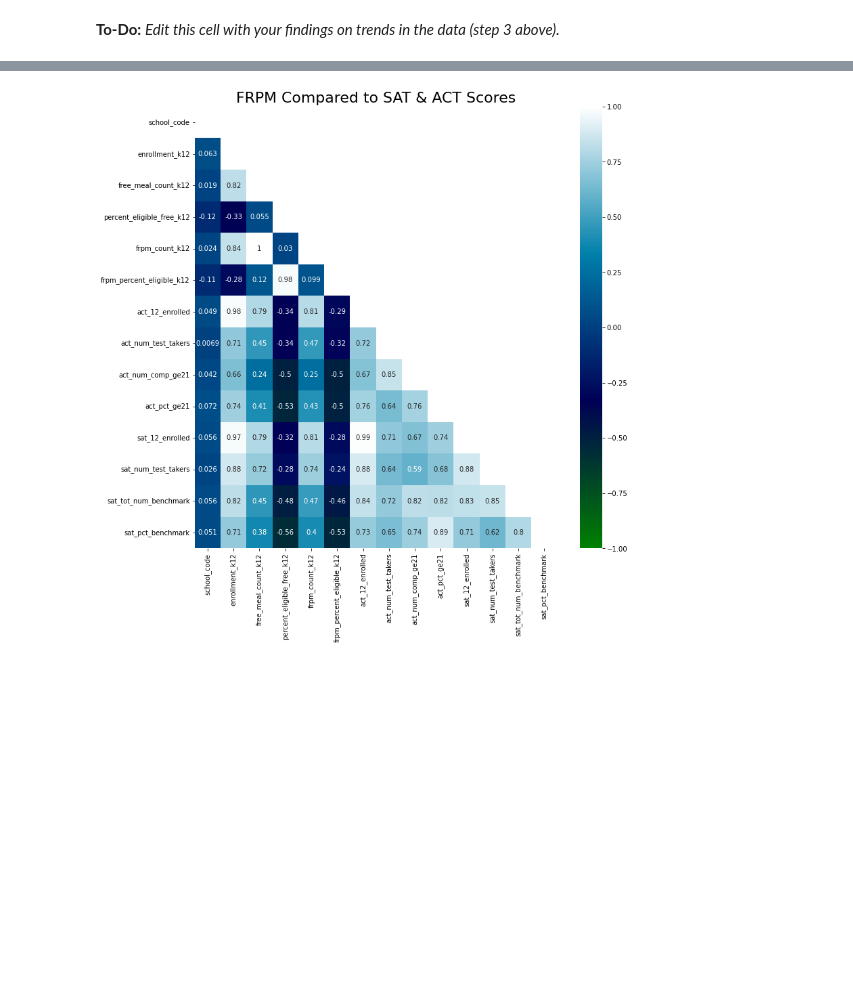
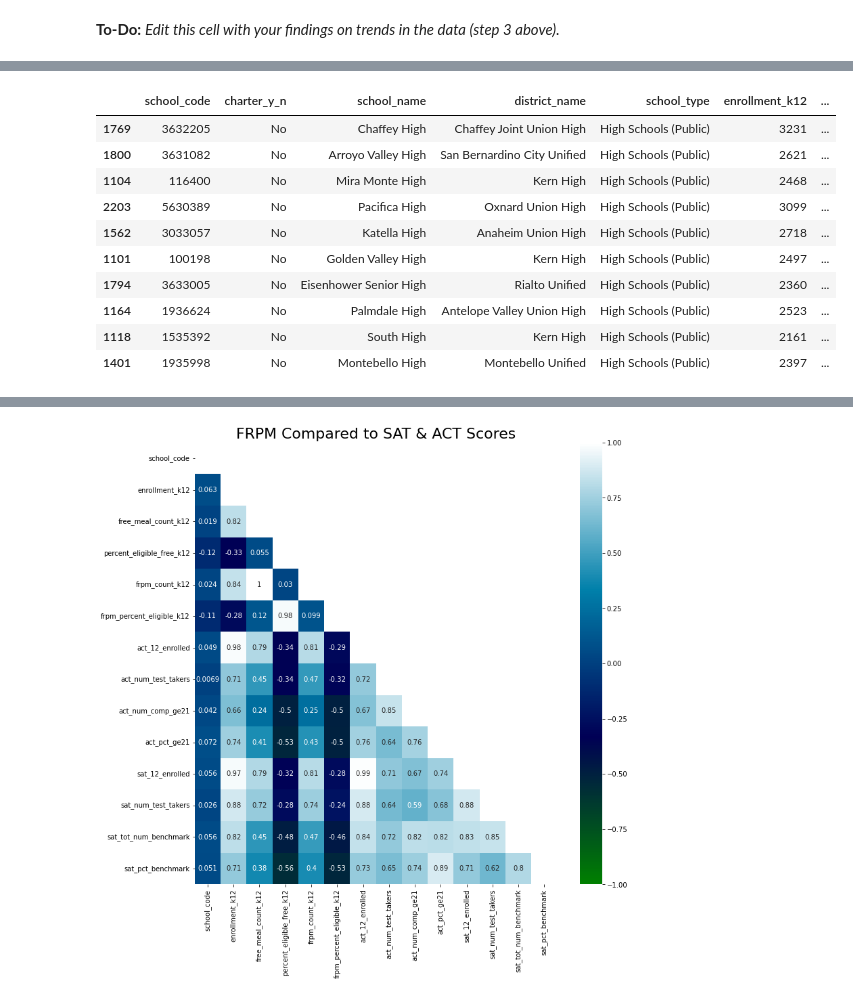
Before and after one commit to brandiehatch/project-1, a Jupyter notebook: hatch_frpm_sat_act_ca_2022.ipynb, the cells around one changed output, grey strips where cells are left out. Cells and saved outputs as stored; diff of their text form; code cells hidden in the pictures; blank space fills up the shorter version.

```diff
--- a/hatch_frpm_sat_act_ca_2022.ipynb
+++ b/hatch_frpm_sat_act_ca_2022.ipynb
@@ -819,0 +845,15 @@ ACT 0.74
+# %%
+sort_act = frpm_act_sat[(frpm_act_sat['frpm_count_k12']>=2000) & (frpm_act_sat['act_num_comp_ge21']<=15) & (frpm_act_sat['act_num_test_takers']!=0)].sort_values(['frpm_count_k12'], ascending=False)
+sort_act
+# %% [output]
+|  | school_code | charter_y_n | school_name | district_name | school_type | enrollment_k12 | ... |
+| 1769 | 3632205 | No | Chaffey High | Chaffey Joint Union High | High Schools (Public) | 3231 | ... |
+| 1800 | 3631082 | No | Arroyo Valley High | San Bernardino City Unified | High Schools (Public) | 2621 | ... |
+| 1104 | 116400 | No | Mira Monte High | Kern High | High Schools (Public) | 2468 | ... |
+| 2203 | 5630389 | No | Pacifica High | Oxnard Union High | High Schools (Public) | 3099 | ... |
+| 1562 | 3033057 | No | Katella High | Anaheim Union High | High Schools (Public) | 2718 | ... |
+| 1101 | 100198 | No | Golden Valley High | Kern High | High Schools (Public) | 2497 | ... |
+| 1794 | 3633005 | No | Eisenhower Senior High | Rialto Unified | High Schools (Public) | 2360 | ... |
+| 1164 | 1936624 | No | Palmdale High | Antelope Valley Union High | High Schools (Public) | 2523 | ... |
+| 1118 | 1535392 | No | South High | Kern High | High Schools (Public) | 2161 | ... |
+| 1401 | 1935998 | No | Montebello High | Montebello Unified | High Schools (Public) | 2397 | ... |
```
Also changed, not shown: parts of 11 cells of this notebook.
